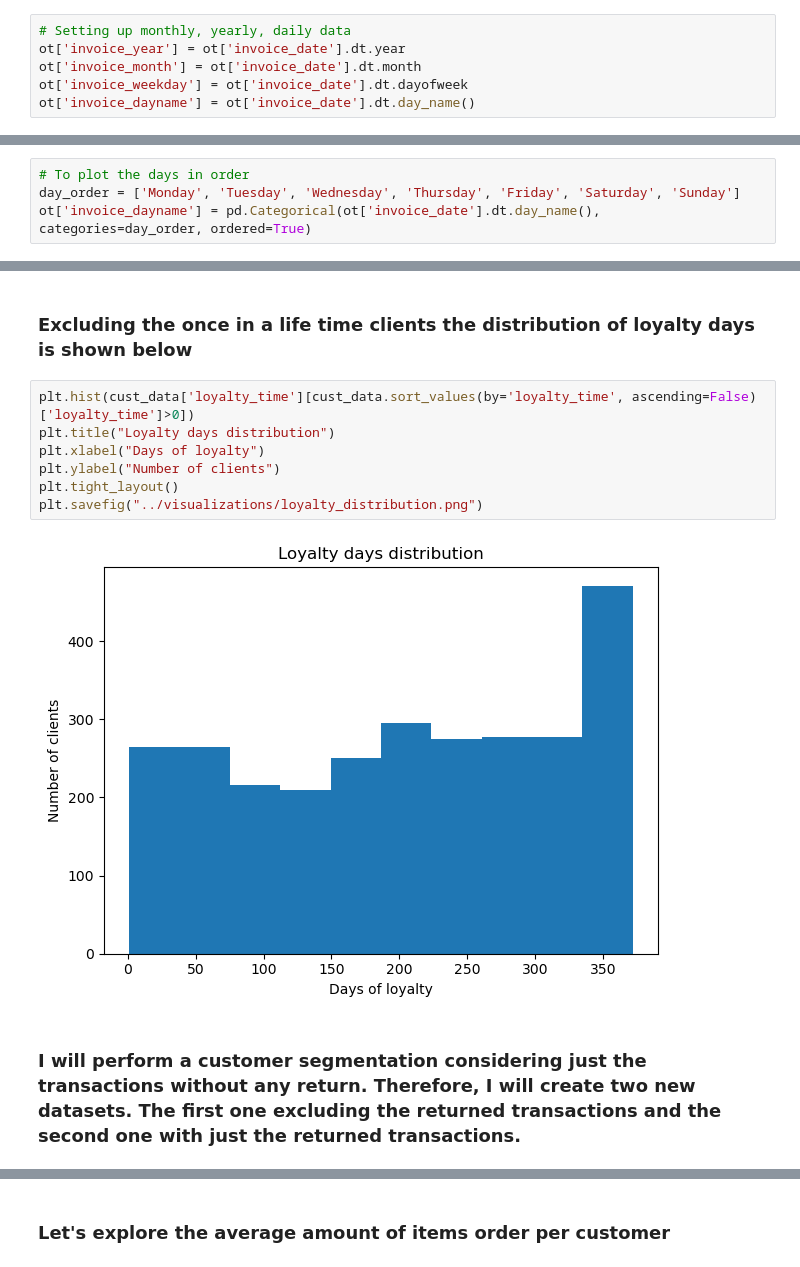
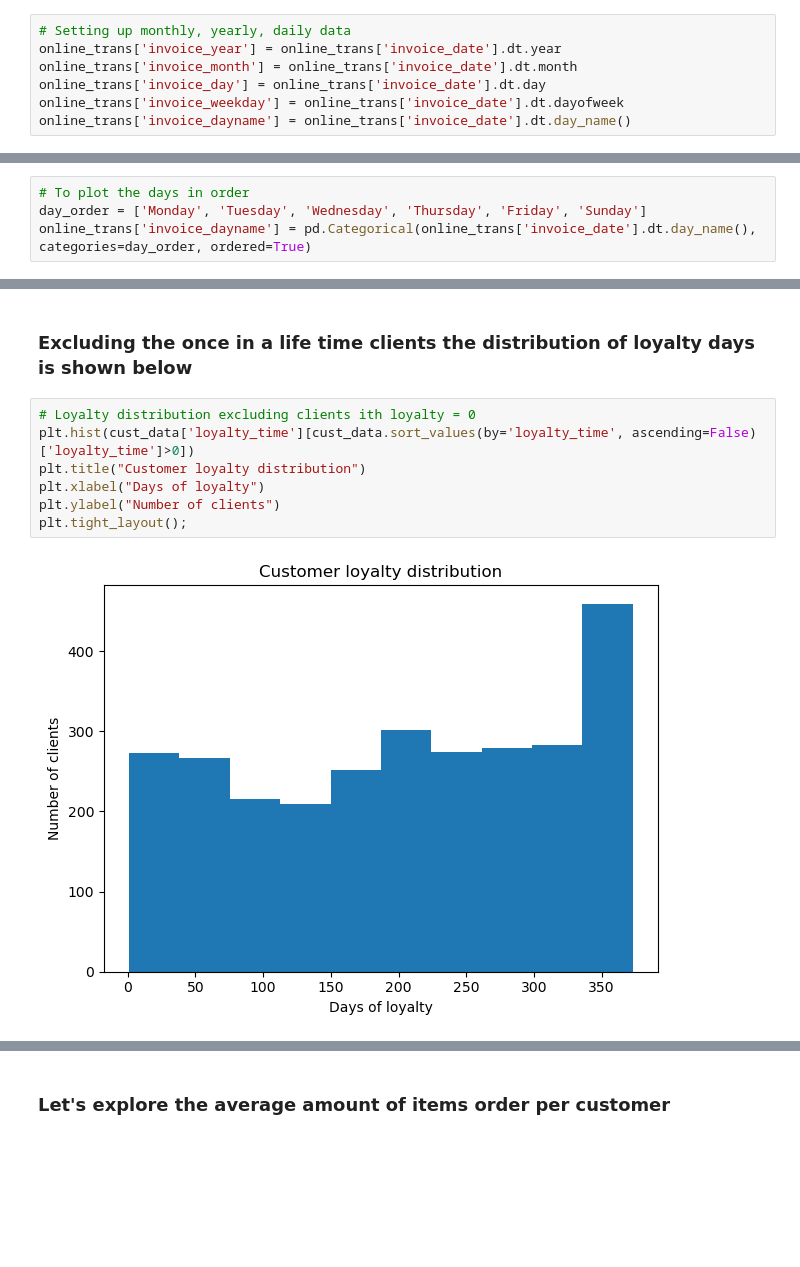
Before and after one commit to adriannaluz/data-analysis_portfolio, a Jupyter notebook: customer_segmentation/notebooks/EDA.ipynb, the cells around one changed output, grey strips where cells are left out. Cells and saved outputs as stored; diff of their text form; blank space fills up the shorter version.

```diff
--- a/customer_segmentation/notebooks/EDA.ipynb
+++ b/customer_segmentation/notebooks/EDA.ipynb
@@ -143,10 +151,11 @@ print(f"{outlier_perc} % of my data are outliers on the price variable")
 ### Let's explore seasonality in the data
 # %%
 # Setting up monthly, yearly, daily data
-ot['invoice_year'] = ot['invoice_date'].dt.year
-ot['invoice_month'] = ot['invoice_date'].dt.month
-ot['invoice_weekday'] = ot['invoice_date'].dt.dayofweek
-ot['invoice_dayname'] = ot['invoice_date'].dt.day_name()
+online_trans['invoice_year'] = online_trans['invoice_date'].dt.year
+online_trans['invoice_month'] = online_trans['invoice_date'].dt.month
+online_trans['invoice_day'] = online_trans['invoice_date'].dt.day
+online_trans['invoice_weekday'] = online_trans['invoice_date'].dt.dayofweek
+online_trans['invoice_dayname'] = online_trans['invoice_date'].dt.day_name()
 # %%
 # Defining color palette for plots
 palette = sns.color_palette("tab10")
@@ -164,4 +217,4 @@ plt.savefig("../visualizations/invoice_month.png")
 # %%
 # To plot the days in order
-day_order = ['Monday', 'Tuesday', 'Wednesday', 'Thursday', 'Friday', 'Saturday', 'Sunday']
-ot['invoice_dayname'] = pd.Categorical(ot['invoice_date'].dt.day_name(), categories=day_order, ordered=True)
+day_order = ['Monday', 'Tuesday', 'Wednesday', 'Thursday', 'Friday', 'Sunday']
+online_trans['invoice_dayname'] = pd.Categorical(online_trans['invoice_date'].dt.day_name(), categories=day_order, ordered=True)
@@ -272,13 +321,11 @@ plt.savefig("../visualizations/loyalty_distribution_cust_onlyonce.png")
 # %% [markdown]
 ### Excluding the once in a life time clients the distribution of loyalty days is shown below
 # %%
+# Loyalty distribution excluding clients ith loyalty = 0
 plt.hist(cust_data['loyalty_time'][cust_data.sort_values(by='loyalty_time', ascending=False)['loyalty_time']>0])
-plt.title("Loyalty days distribution")
+plt.title("Customer loyalty distribution")
 plt.xlabel("Days of loyalty")
 plt.ylabel("Number of clients")
-plt.tight_layout()
-plt.savefig("../visualizations/loyalty_distribution.png")
+plt.tight_layout();
 # %% [output]
-[figure, old version]
+[figure, new version]
-# %% [markdown]
-### I will perform a customer segmentation considering just the transactions without any return. Therefore, I will create two new datasets. The first one excluding the returned transactions and the second one with just the returned transactions.
```
Also changed, not shown: parts of 127 cells of this notebook.
